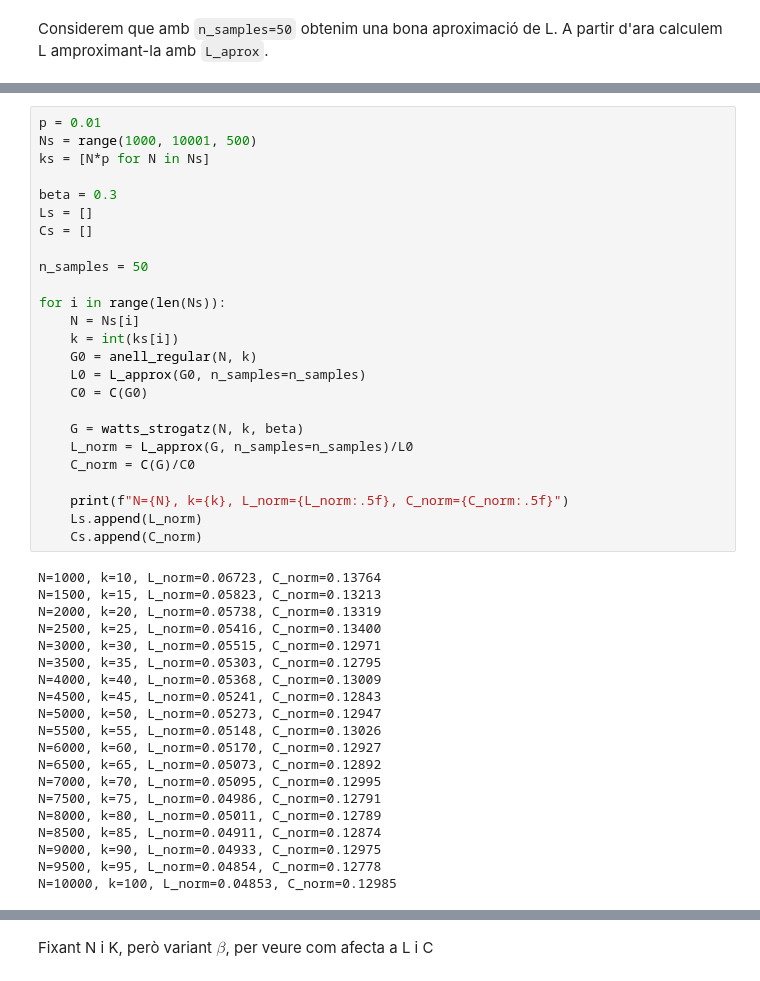
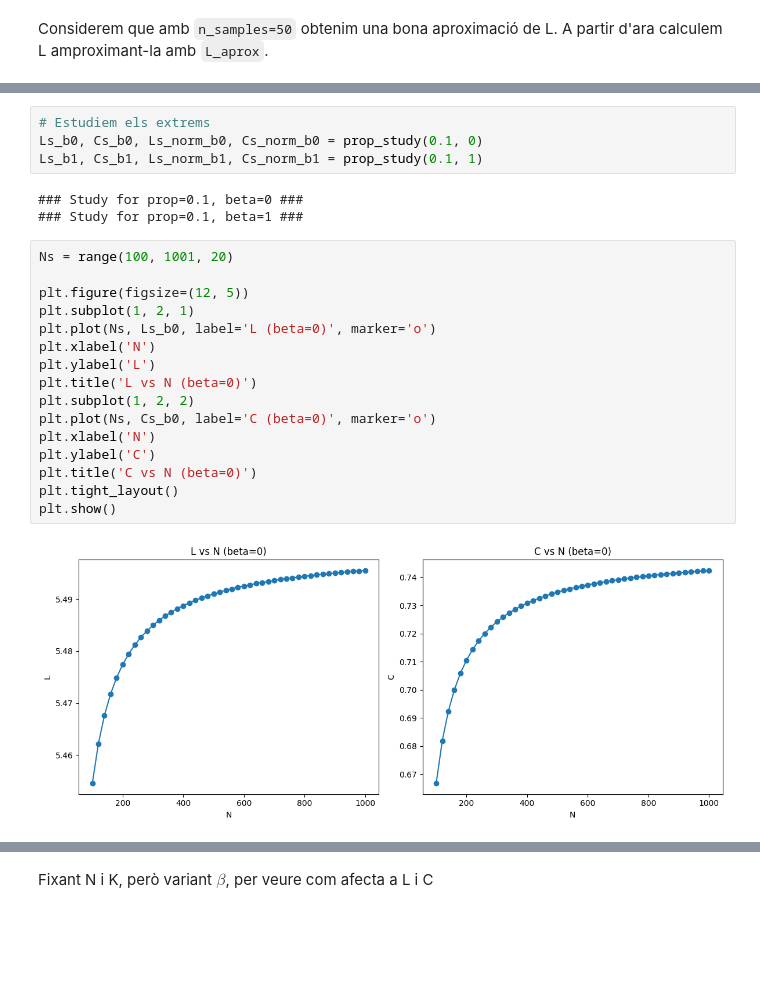
Before and after one commit to sergiresina-gif/small-world-study, a Jupyter notebook: main.ipynb, the cells around one changed output, grey strips where cells are left out. Cells and saved outputs as stored; diff of their text form; blank space fills up the shorter version.

Commit message:
Primeres conclusions al extrems  de beta per l'estudi de la proporció

```diff
--- a/main.ipynb
+++ b/main.ipynb
@@ -132,45 +174,25 @@ Considerem que amb `n_samples=50` obtenim una bona aproximació de L. A partir d
 # %%
-p = 0.01
-Ns = range(1000, 10001, 500)
-ks = [N*p for N in Ns]
-
-beta = 0.3
-Ls = []
-Cs = []
-
-n_samples = 50
-
-for i in range(len(Ns)):
-    N = Ns[i]
-    k = int(ks[i])
-    G0 = anell_regular(N, k)
-    L0 = L_approx(G0, n_samples=n_samples)
-    C0 = C(G0)
-
-    G = watts_strogatz(N, k, beta)
-    L_norm = L_approx(G, n_samples=n_samples)/L0
-    C_norm = C(G)/C0
-
-    print(f"N={N}, k={k}, L_norm={L_norm:.5f}, C_norm={C_norm:.5f}")
-    Ls.append(L_norm)
-    Cs.append(C_norm)
+# Estudiem els extrems
+Ls_b0, Cs_b0, Ls_norm_b0, Cs_norm_b0 = prop_study(0.1, 0)
+Ls_b1, Cs_b1, Ls_norm_b1, Cs_norm_b1 = prop_study(0.1, 1)
 # %% [output]
-N=1000, k=10, L_norm=0.06723, C_norm=0.13764
-N=1500, k=15, L_norm=0.05823, C_norm=0.13213
-N=2000, k=20, L_norm=0.05738, C_norm=0.13319
-N=2500, k=25, L_norm=0.05416, C_norm=0.13400
-N=3000, k=30, L_norm=0.05515, C_norm=0.12971
-N=3500, k=35, L_norm=0.05303, C_norm=0.12795
-N=4000, k=40, L_norm=0.05368, C_norm=0.13009
-N=4500, k=45, L_norm=0.05241, C_norm=0.12843
-N=5000, k=50, L_norm=0.05273, C_norm=0.12947
-N=5500, k=55, L_norm=0.05148, C_norm=0.13026
-N=6000, k=60, L_norm=0.05170, C_norm=0.12927
-N=6500, k=65, L_norm=0.05073, C_norm=0.12892
-N=7000, k=70, L_norm=0.05095, C_norm=0.12995
-N=7500, k=75, L_norm=0.04986, C_norm=0.12791
-N=8000, k=80, L_norm=0.05011, C_norm=0.12789
-N=8500, k=85, L_norm=0.04911, C_norm=0.12874
-N=9000, k=90, L_norm=0.04933, C_norm=0.12975
-N=9500, k=95, L_norm=0.04854, C_norm=0.12778
-N=10000, k=100, L_norm=0.04853, C_norm=0.12985
+### Study for prop=0.1, beta=0 ###
+### Study for prop=0.1, beta=1 ###
+# %%
+Ns = range(100, 1001, 20)
+
+plt.figure(figsize=(12, 5))
+plt.subplot(1, 2, 1)
+plt.plot(Ns, Ls_b0, label='L (beta=0)', marker='o')
+plt.xlabel('N')
+plt.ylabel('L')
+plt.title('L vs N (beta=0)')
+plt.subplot(1, 2, 2)
+plt.plot(Ns, Cs_b0, label='C (beta=0)', marker='o')
+plt.xlabel('N')
+plt.ylabel('C')
+plt.title('C vs N (beta=0)')
+plt.tight_layout()
+plt.show()
+# %% [output]
+[figure, added]
```
Also changed, not shown: parts of 7 cells of this notebook.
